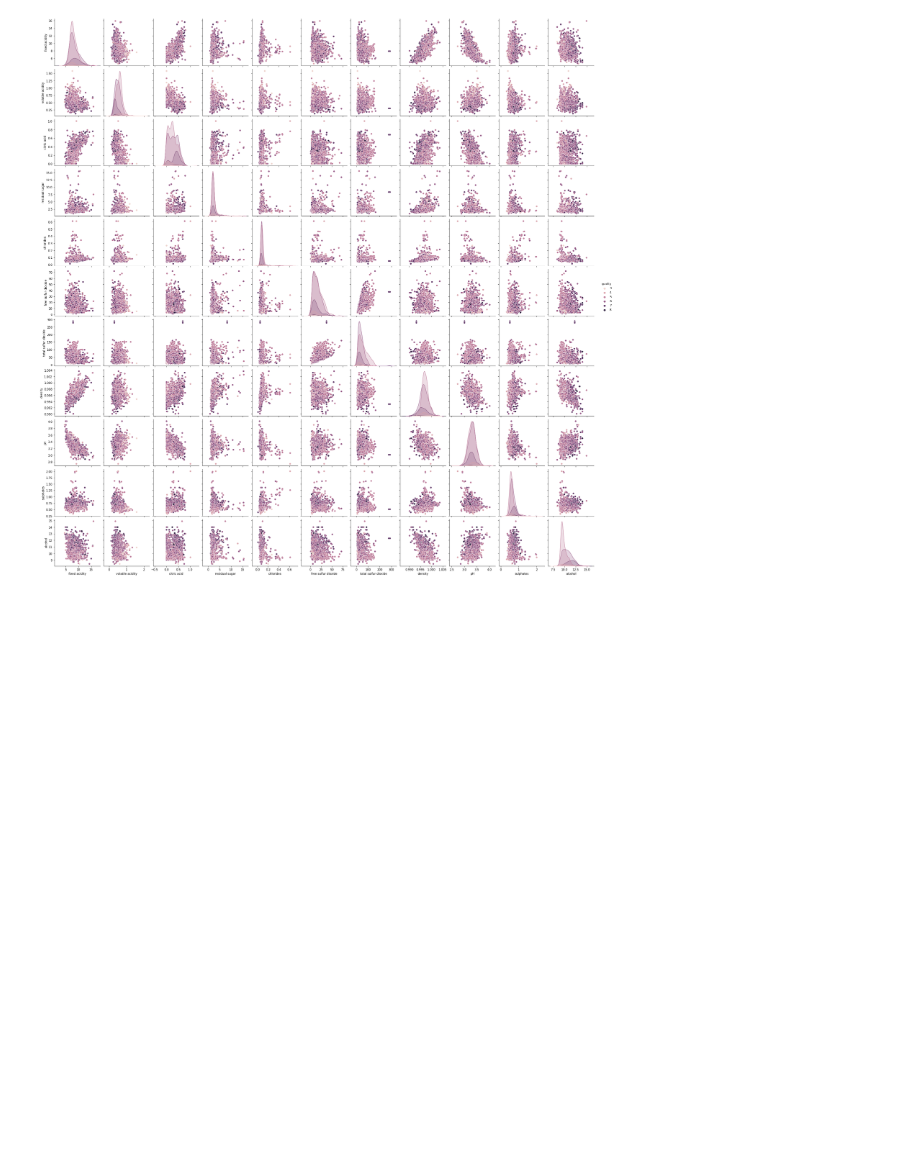
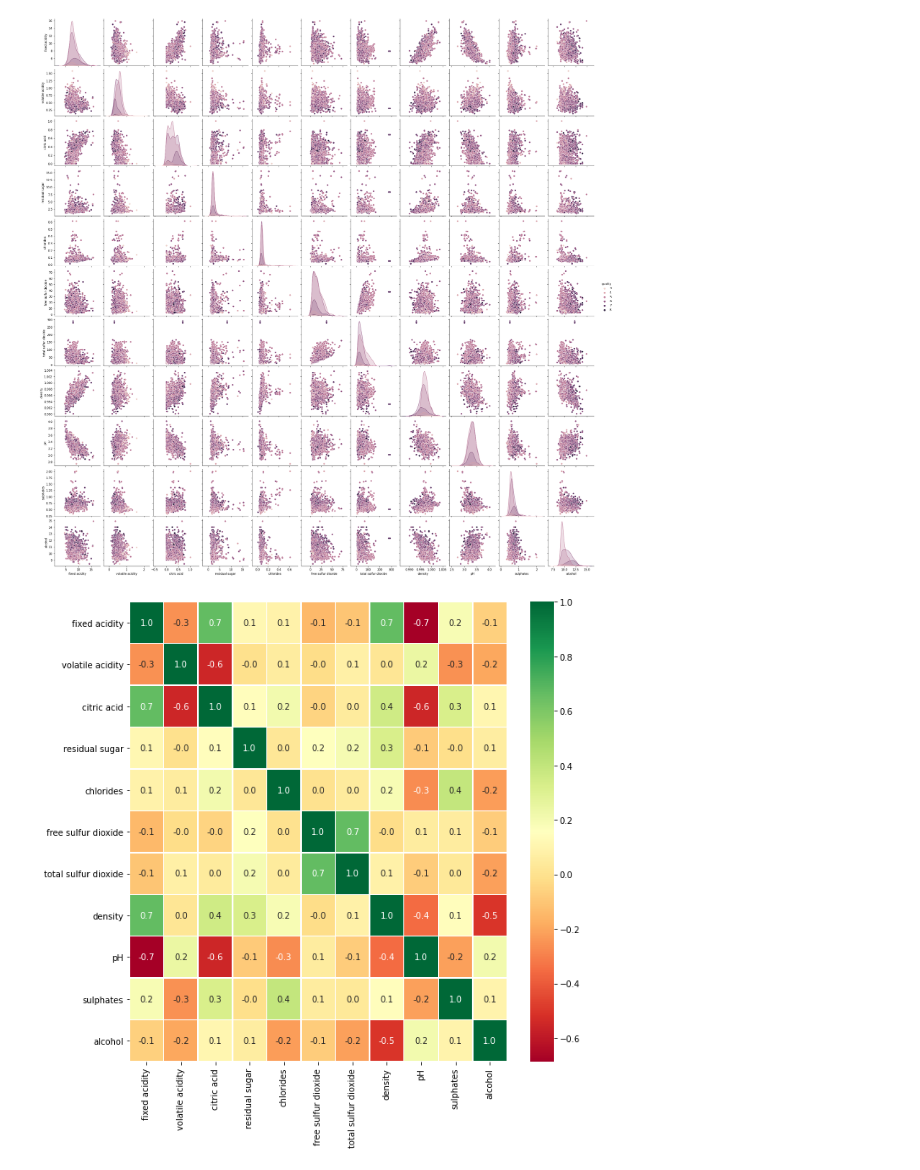
Before and after one commit to Tveralina/ML_-_Data_analysis, a Jupyter notebook: Laboratory_work_1_Tverkaeva.ipynb, the cells around one changed output. Cells and saved outputs as stored; diff of their text form; code cells hidden in the pictures; blank space fills up the shorter version.

```diff
--- a/Support_vector_machine(SVM)_Tverkaeva.ipynb
+++ b/Laboratory_work_1_Tverkaeva.ipynb
@@ -113,3 +125,11 @@ sns.pairplot(ds_new, hue='quality')
 # %% [output]
 <seaborn.axisgrid.PairGrid at 0x...>
 [figure]
+# %%
+# Визуализация матрицы корреляции: построение корреляционной карты
+Y=ds_new['quality'].map({'7': 1, '8': 1, '3': 0, '4': 0, '5': 0, '6': 0})
+X=ds_new.drop(['quality'], axis=1)
+f,ax=plt.subplots(figsize=(10, 10))
+sns.heatmap(X.corr(), annot=True, cmap="RdYlGn", linewidths=.5, fmt= '.1f', ax=ax);
+# %% [output]
+[figure, added]
```
Also changed, not shown: parts of 22 cells of this notebook.
